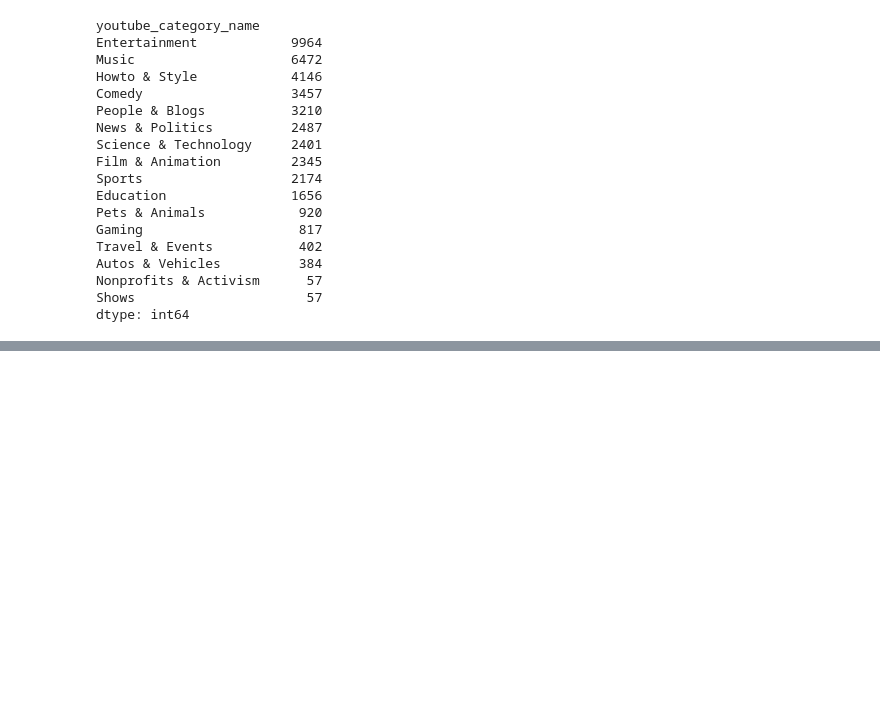
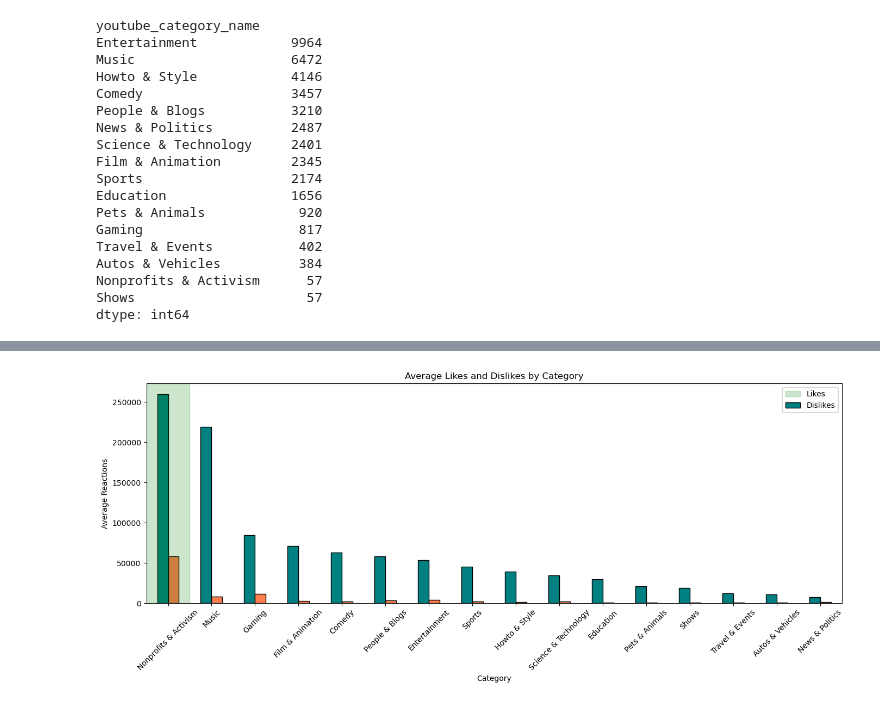
Before and after one commit to russellcha1/EDA-case-study, a Jupyter notebook: EDA-case-study.ipynb, the cells around one changed output, grey strips where cells are left out. Cells and saved outputs as stored; diff of their text form; code cells hidden in the pictures; blank space fills up the shorter version.

```diff
--- a/EDA-case-study.ipynb
+++ b/EDA-case-study.ipynb
@@ -288,0 +349,26 @@ dtype: int64
+# %%
+# Reactions per category
+
+category_reactions = (
+    us_df.groupby("youtube_category_name")[["likes", "dislikes"]].mean().sort_values("likes", ascending=False)
+)
+
+category_reactions.plot(
+    kind="bar",
+    figsize=(14,6),
+    color=["teal", "coral"],
+    edgecolor="black"
+)
+
+plt.title("Average Likes and Dislikes by Category")
+plt.xlabel("Category")
+plt.ylabel("Average Reactions")
+plt.xticks(rotation=45)
+plt.axvspan(-0.5, 0.5, color='green', alpha=0.2)
+
+plt.legend(["Likes", "Dislikes"])
+
+plt.tight_layout()
+plt.show()
+# %% [output]
+[figure, added]
```
Also changed, not shown: parts of 8 cells of this notebook, 1 other file.
